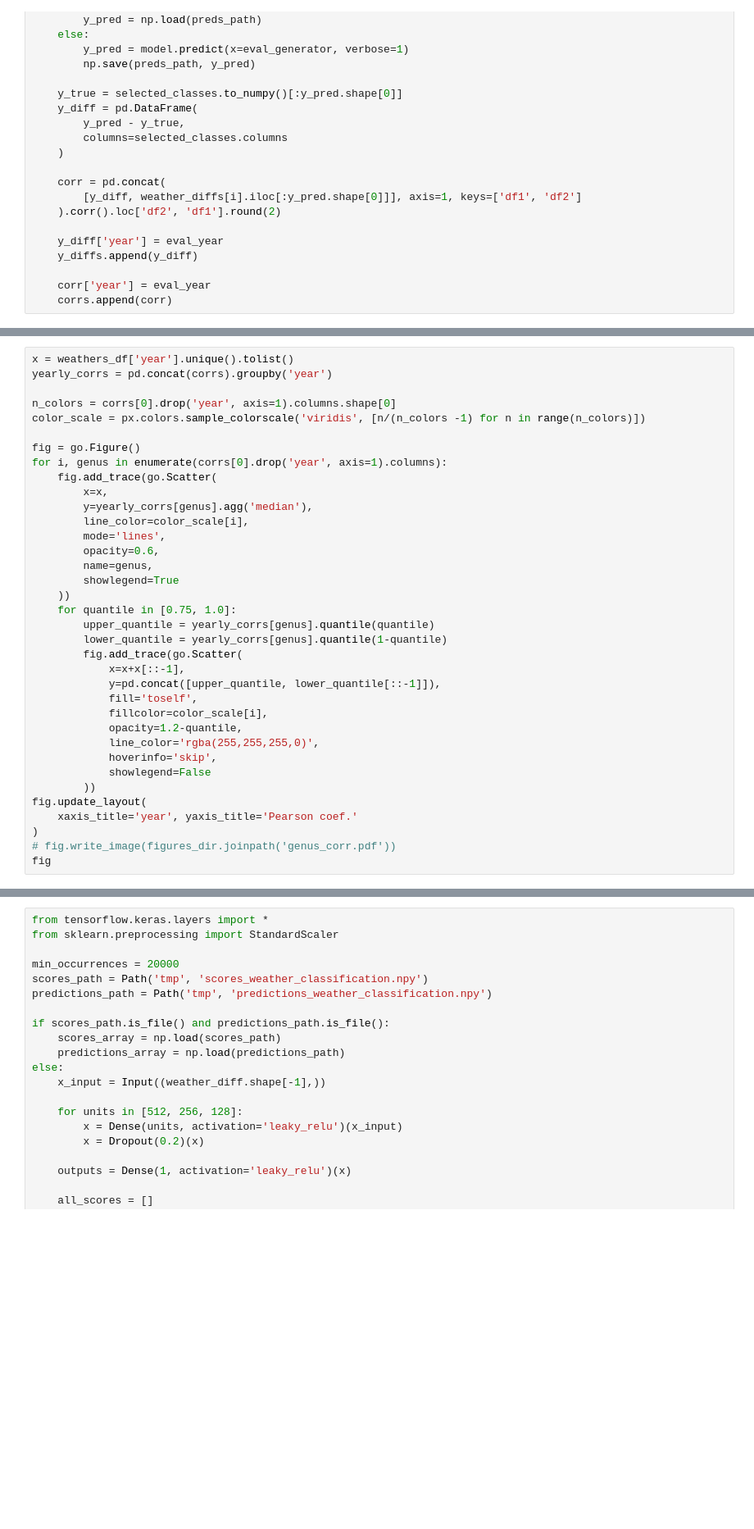
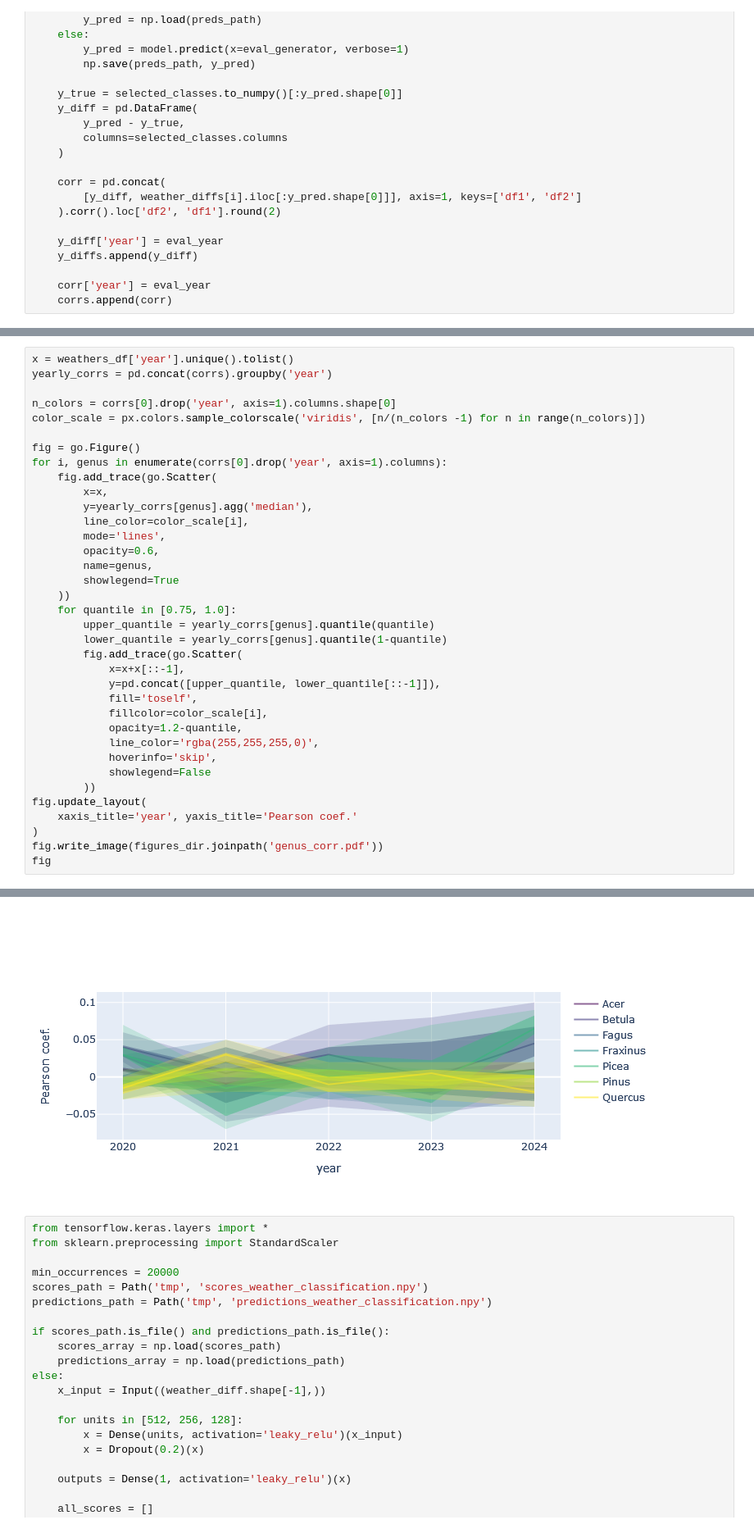
Before and after one commit to pj097/ClimateForestModeling, a Jupyter notebook: climate.ipynb, the cells around one changed output, grey strips where cells are left out. Shown at 82% size. Saved outputs shown, nothing was run; the diff lists cells and outputs as text; blank space fills up the shorter version.

```diff
--- a/climate.ipynb
+++ b/climate.ipynb
@@ -233,6 +232,6 @@ for i, genus in enumerate(corrs[0].drop('year', axis=1).columns):
 fig.update_layout(
     xaxis_title='year', yaxis_title='Pearson coef.'
 )
-# fig.write_image(figures_dir.joinpath('genus_corr.pdf'))
+fig.write_image(figures_dir.joinpath('genus_corr.pdf'))
 fig
 # %% [output]
@@ -240,3 +238,4 @@ fig
+[figure, added]
 # %%
 from tensorflow.keras.layers import *
 from sklearn.preprocessing import StandardScaler
```
Also changed, not shown: parts of 4 cells of this notebook, 21 other files.
